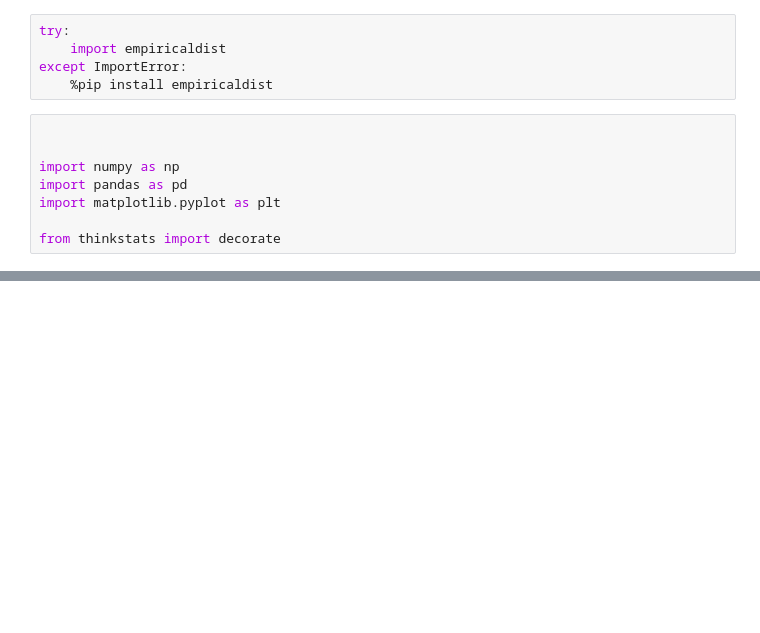
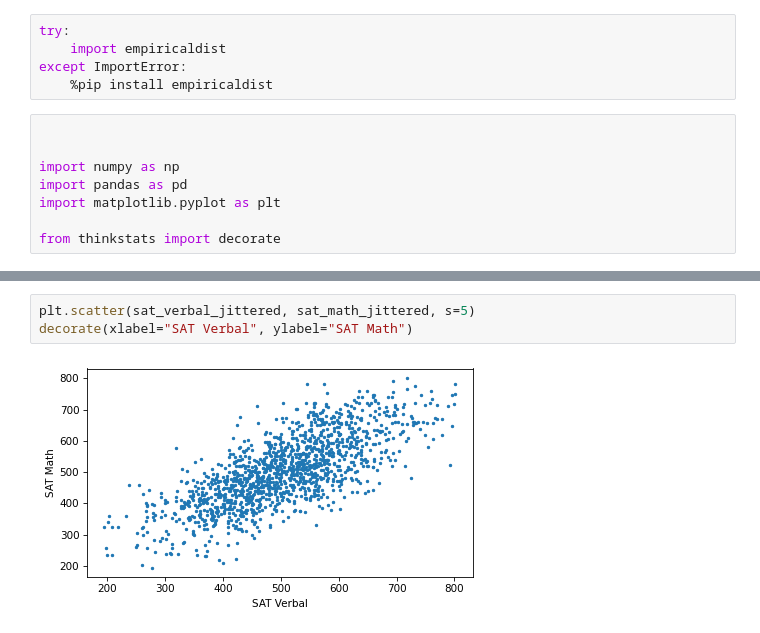
Before and after one commit to lochnes-007/EDA, a Jupyter notebook: relnbwvars.ipynb, the cells around one changed output, grey strips where cells are left out. Saved outputs shown, nothing was run; the diff lists cells and outputs as text; blank space fills up the shorter version.

```diff
--- a/relnbwvars.ipynb
+++ b/relnbwvars.ipynb
@@ -31,0 +101,5 @@ Downloaded nlsy97-extract.csv.gz
+# %%
+plt.scatter(sat_verbal_jittered, sat_math_jittered, s=5)
+decorate(xlabel="SAT Verbal", ylabel="SAT Math")
+# %% [output]
+[figure, added]
```
Also changed, not shown: parts of 14 cells of this notebook.
